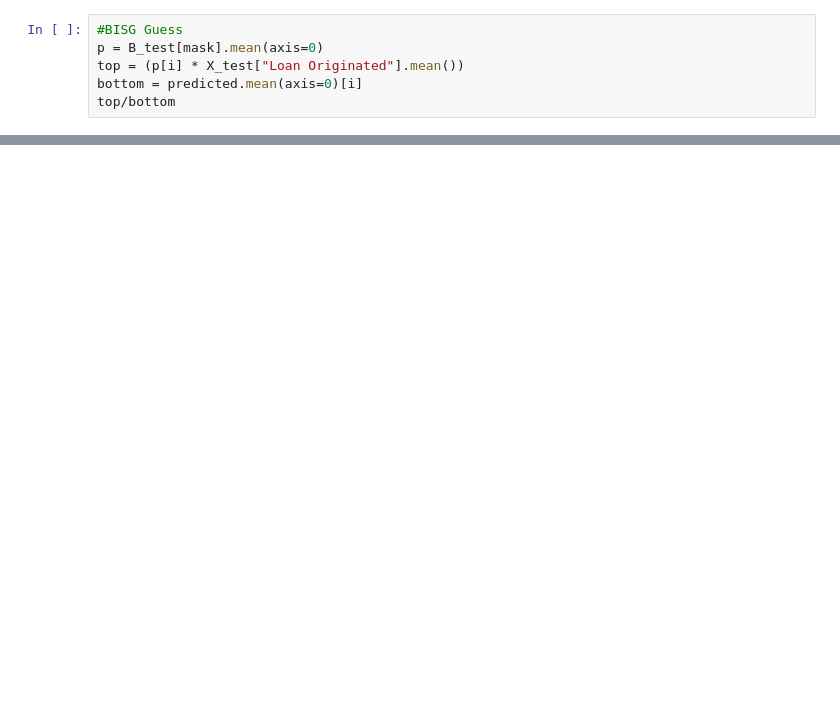
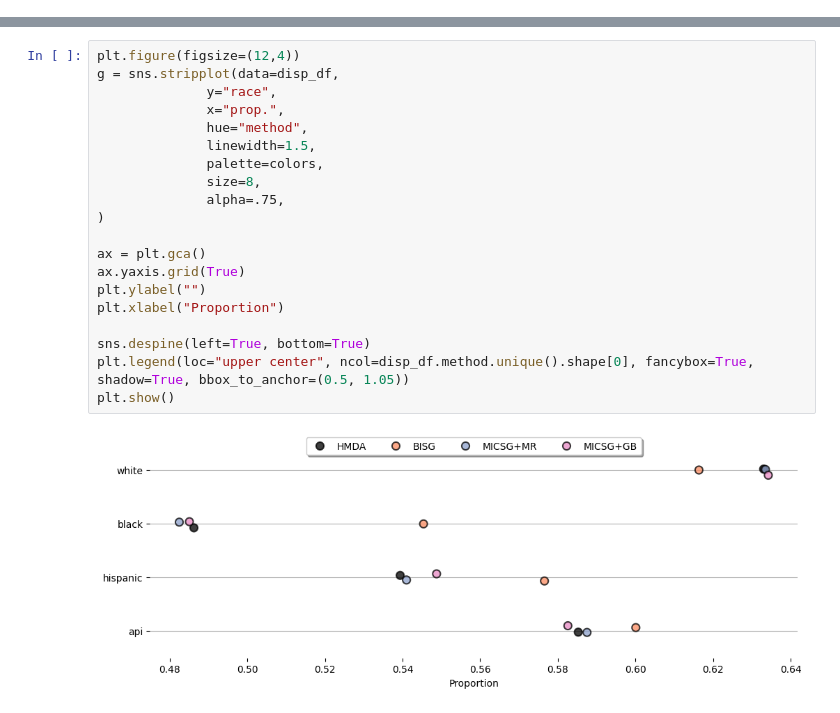
Before and after one commit to kwekuka/proxies, a Jupyter notebook: experiments/hmda.ipynb, the cells around one changed output, grey strips where cells are left out. Cells and saved outputs as stored; diff of their text form; blank space fills up the shorter version.

```diff
--- a/experiments/hmda.ipynb
+++ b/experiments/hmda.ipynb
@@ -135,6 +54,0 @@ top/bottom
-# %%
-#BISG Guess
-p = B_test[mask].mean(axis=0)
-top = (p[i] * X_test["Loan Originated"].mean())
-bottom = predicted.mean(axis=0)[i]
-top/bottom
@@ -142,0 +229,22 @@ top/bottom
+# %%
+plt.figure(figsize=(12,4))
+g = sns.stripplot(data=disp_df,
+              y="race",
+              x="prop.",
+              hue="method",
+              linewidth=1.5,
+              palette=colors,
+              size=8,
+              alpha=.75,
+)
+
+ax = plt.gca()
+ax.yaxis.grid(True)
+plt.ylabel("")
+plt.xlabel("Proportion")
+
+sns.despine(left=True, bottom=True)
+plt.legend(loc="upper center", ncol=disp_df.method.unique().shape[0], fancybox=True, shadow=True, bbox_to_anchor=(0.5, 1.05))
+plt.show()
+# %% [output]
+[figure, added]
```
Also changed, not shown: parts of 25 cells of this notebook, 10 other files.
